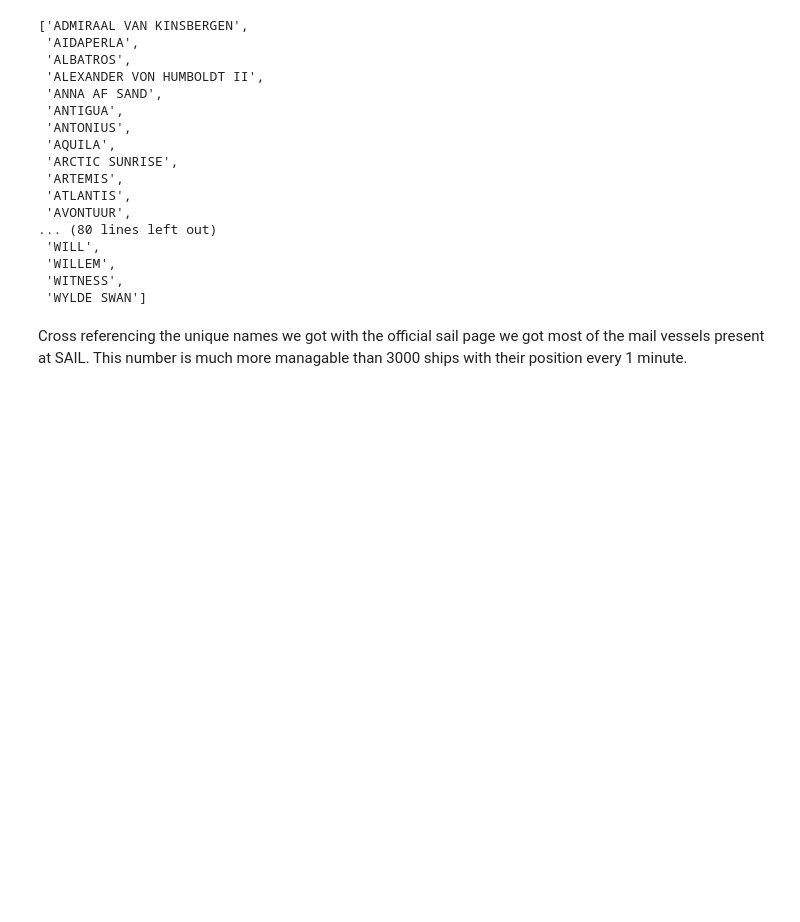
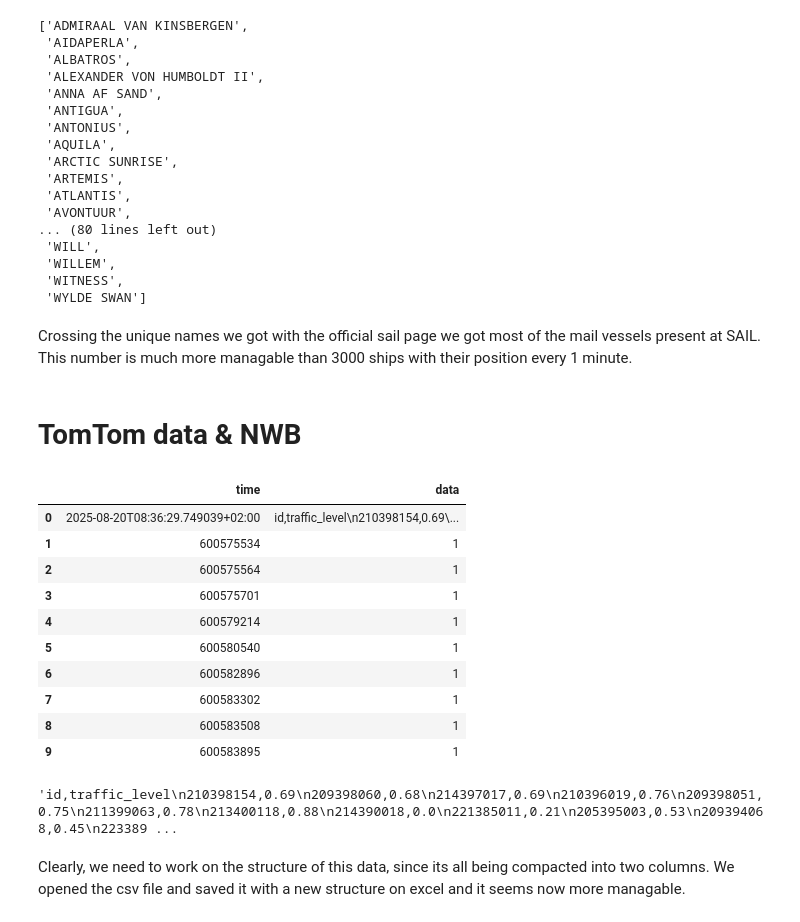
Before and after one commit to andreadellacorte3/SAIL2025_crowd_monitoring_Group5, a Jupyter notebook: Data_Transformation.ipynb, the cells around one changed output. Saved outputs shown, nothing was run; the diff lists cells and outputs as text; code cells hidden in the pictures; blank space fills up the shorter version.

```diff
--- a/Data_Transformation.ipynb
+++ b/Data_Transformation.ipynb
@@ -8,6 +11,8 @@ Change paths if needed to match your saved files.
 SAIL2025_LVMA = pd.read_csv(r"C:\SAIL-Project\Data\SAIL2025_LVMA.csv")
 sensor_location = pd.read_excel(r"C:\SAIL-Project\Data\sensor-location.xlsx")
 vessels = pd.read_csv(r"C:\SAIL-Project\Data\Vesselposition_data_20-24Aug2025.csv")
+tomtom = pd.read_csv(r"C:\SAIL-Project\Data\TomTom_data_20-24Aug2025.csv")
+nwb_file = gpd.read_file(r"C:\SAIL-Project\Data\NWB_roads\NWB_roads\wegen_in_out.shp")
 # %% [markdown]
 # SAIL2025_LVMA
 # %%
@@ -449,4 +454,26 @@ sorted(SAIL_ships['name'].dropna().unique())
  'WITNESS',
  'WYLDE SWAN']
 # %% [markdown]
-Cross referencing the unique names we got with the official sail page we got most of the mail vessels present at SAIL. This number is much more managable than 3000 ships with their position every 1 minute.
+Crossing the unique names we got with the official sail page we got most of the mail vessels present at SAIL. This number is much more managable than 3000 ships with their position every 1 minute.
+# %% [markdown]
+# TomTom data & NWB
+# %%
+tomtom.head(10)
+# %% [output]
+|  | time | data |
+| 0 | 2025-08-20T08:36:29.749039+02:00 | id,traffic_level\n210398154,0.69\... |
+| 1 | 600575534 | 1 |
+| 2 | 600575564 | 1 |
+| 3 | 600575701 | 1 |
+| 4 | 600579214 | 1 |
+| 5 | 600580540 | 1 |
+| 6 | 600582896 | 1 |
+| 7 | 600583302 | 1 |
+| 8 | 600583508 | 1 |
+| 9 | 600583895 | 1 |
+# %%
+tomtom.iloc[0, 1]
+# %% [output]
+'id,traffic_level\n210398154,0.69\n209398060,0.68\n214397017,0.69\n210396019,0.76\n209398051,0.75\n211399063,0.78\n213400118,0.88\n214390018,0.0\n221385011,0.21\n205395003,0.53\n209394068,0.45\n223389 ...
+# %% [markdown]
+Clearly, we need to work on the structure of this data, since its all being compacted into two columns. We opened the csv file and saved it with a new structure on excel and it seems now more managable.
```
Also changed, not shown: parts of 4 cells of this notebook.
